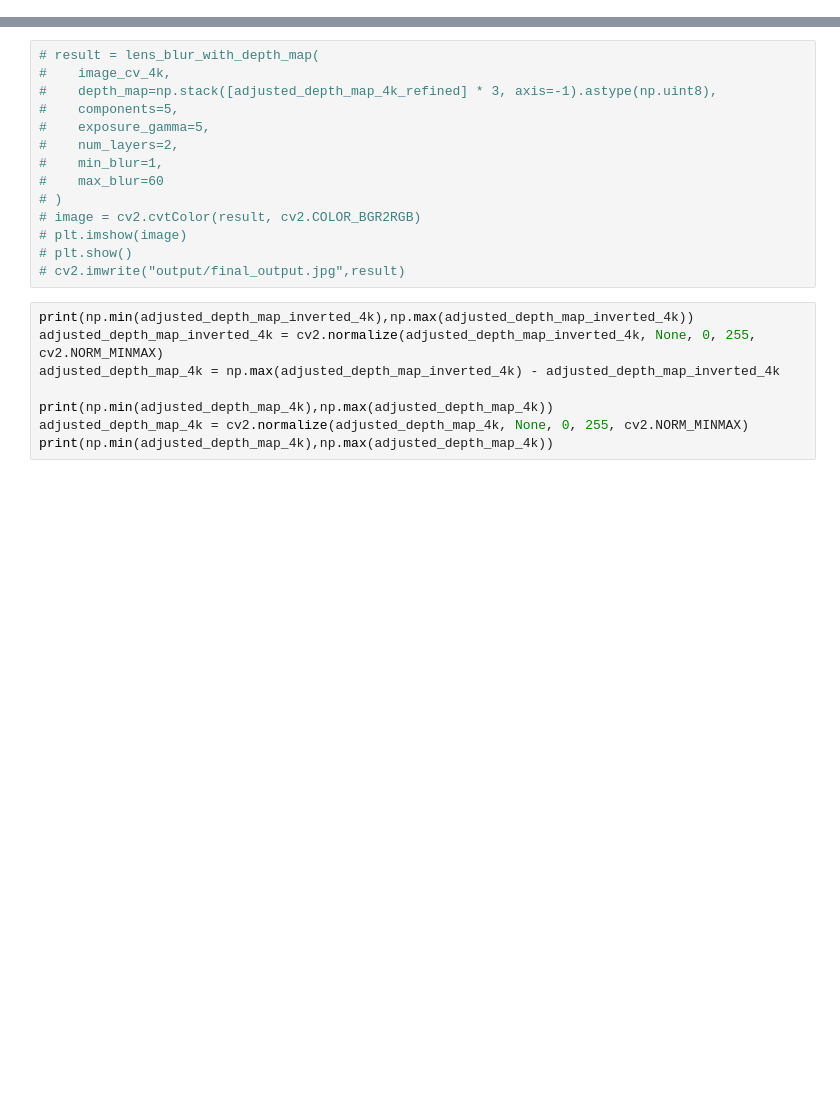
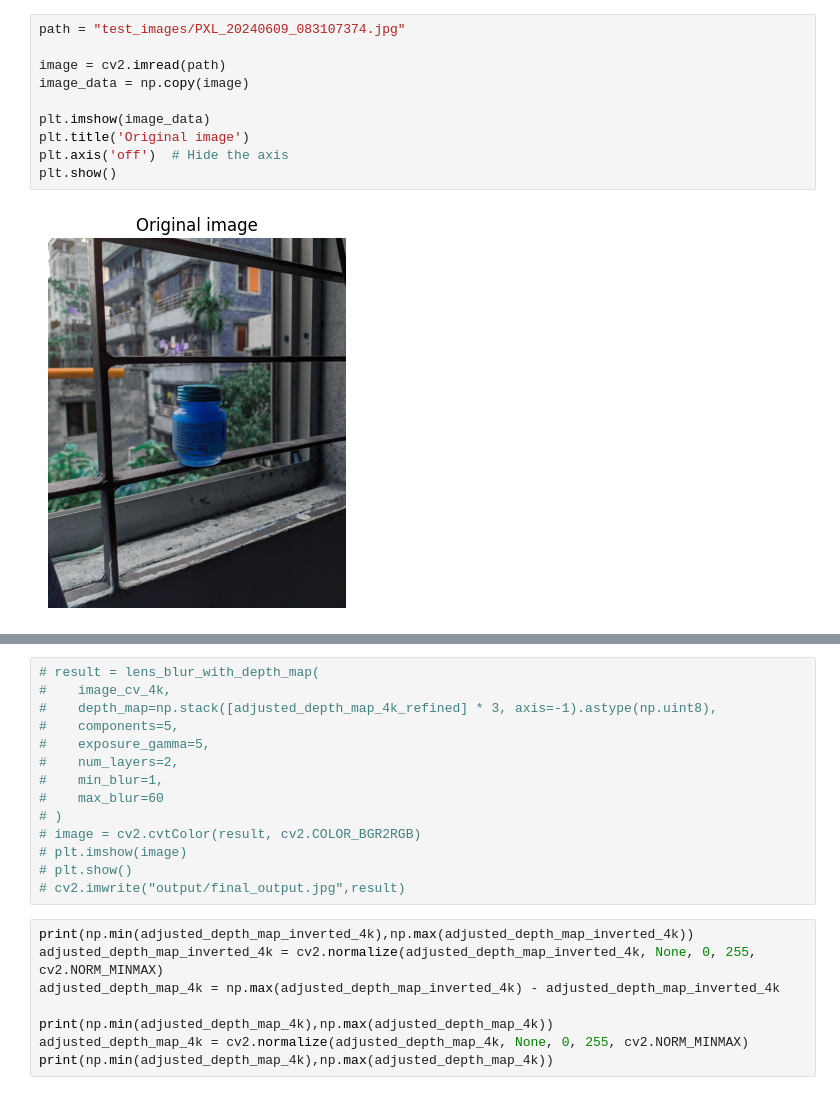
Before and after one commit to hasibuldog/depth_blur, a Jupyter notebook: portrait_blur.ipynb, the cells around one changed output, grey strips where cells are left out. Cells and saved outputs as stored; diff of their text form; blank space fills up the shorter version.

```diff
--- a/portrait_blur.ipynb
+++ b/portrait_blur.ipynb
@@ -11,0 +24,12 @@ from transformers import DPTImageProcessor, DPTForDepthEstimation
+# %%
+path = "test_images/PXL_20240609_083107374.jpg"
+
+image = cv2.imread(path)
+image_data = np.copy(image)
+
+plt.imshow(image_data)
+plt.title('Original image')
+plt.axis('off')  # Hide the axis
+plt.show()
+# %% [output]
+[figure, added]
```
Also changed, not shown: parts of 19 cells of this notebook, 8 other files.
